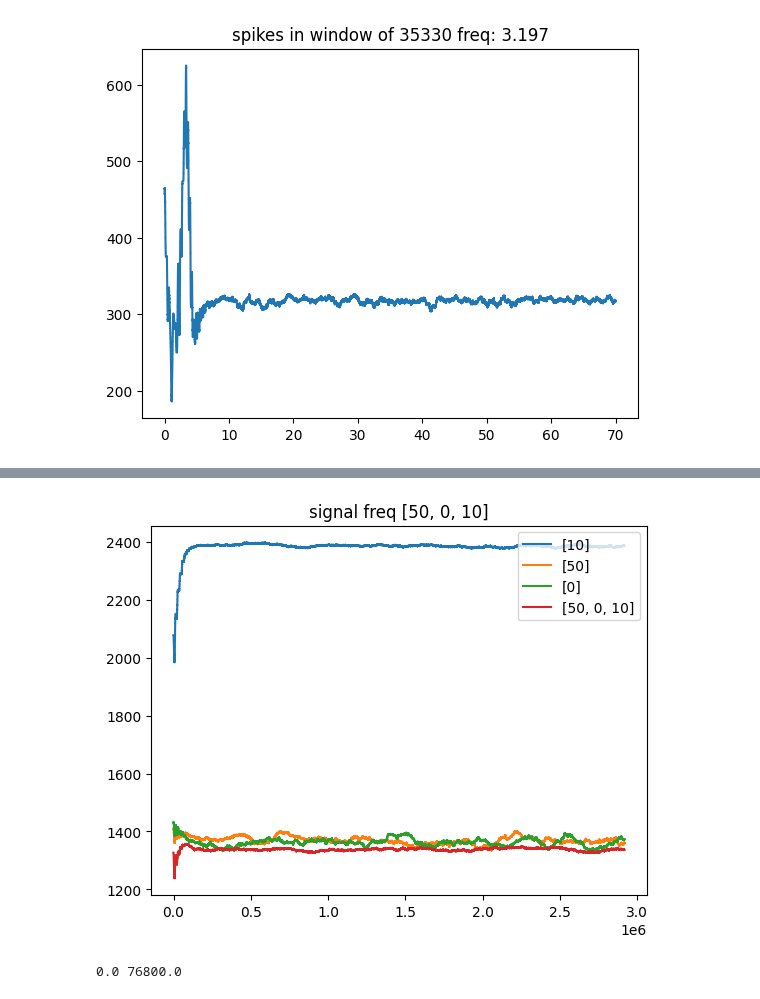
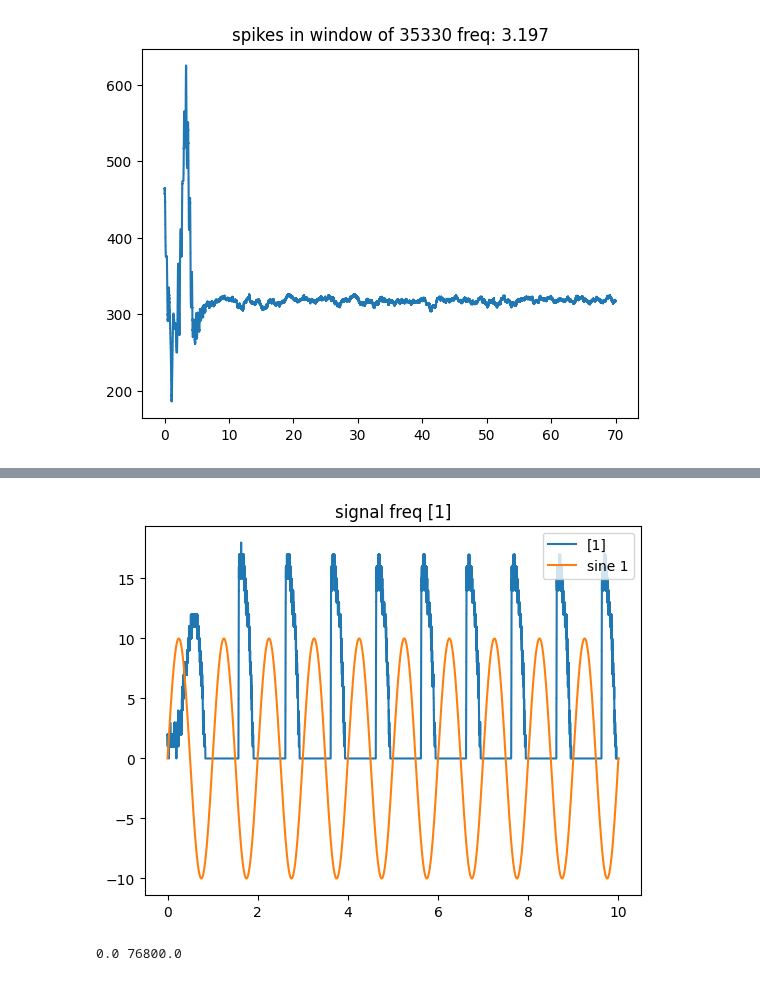
Before and after one commit to yakir4123/SNN-SCTN, a Jupyter notebook: scripts/resonator_test_sine.ipynb, the cells around one changed output, grey strips where cells are left out. Cells and saved outputs as stored; diff of their text form; code cells hidden in the pictures.

Commit message:
Notebook for research the resonators on mental attention data.

```diff
--- a/scripts/resonator_test_sine.ipynb
+++ b/scripts/resonator_test_sine.ipynb
@@ -61,7 +65,7 @@ custom_resonator_output_spikes(freq0='3.197', clk_freq=35330, step=1/35330)
 # %% [output]
 [figure]
 # %%
-def plot_resonator_on_freq(signal_freq, steps, clk_freq=3072000, resonator_freq='200', show=True, weights=None):
+def plot_resonator_on_freq(signal_freq, steps, clk_freq=3072000, resonator_freq='200', duration=2, show=True, weights=None):
     # my_resonator = create_excitatory_resonator(freq0=100, clk_freq=1536000)
     my_resonator = create_excitatory_inhibitory_resonator(freq0=resonator_freq, clk_freq=clk_freq)
     steps *= clk_freq
@@ -71,7 +75,7 @@ def plot_resonator_on_freq(signal_freq, steps, clk_freq=3072000, resonator_freq=
     spikes_neuron = my_resonator.neurons[-1]
     spikes_neuron.membrane_sample_max_window = np.zeros(1).astype('float32')
 
-    spectrum = 2 * float(resonator_freq)
+    spectrum = duration * float(resonator_freq)
     if type(signal_freq) is not list:
         signal_freq = [signal_freq]
 
@@ -84,19 +88,22 @@ def plot_resonator_on_freq(signal_freq, steps, clk_freq=3072000, resonator_freq=
         t = x * 2 * np.pi * f
         sine_wave += np.sin(t) * w
 
+    # sine_wave += 10
     sine_wave /= np.max(sine_wave)
+    sine_wave *=10
 
-    # xlen = len(x)
-    # x = x[int(xlen*0.45):int(xlen*0.55)]
 
+
+    my_resonator.input_full_data(np.zeros(steps * 5))
     my_resonator.input_full_data(sine_wave)
-
-    spikes_window_size = steps
-    y_spikes = spikes_neuron.out_spikes[:spikes_neuron.index]
+    spikes_window_size = steps // 100
+    y_spikes = spikes_neuron.out_spikes[steps * 5:spikes_neuron.index]
     y_spikes = np.convolve(y_spikes, np.ones(spikes_window_size, dtype=int), 'valid')
     plt.title(f'signal freq {signal_freq}')
-    plt.plot(np.arange(len(y_spikes)), y_spikes, label=signal_freq)
+    plt.plot(np.linspace(0, duration, len(y_spikes)), y_spikes, label=signal_freq)
+    plt.plot(np.linspace(0, duration, len(sine_wave)), sine_wave, label=f'sine {signal_freq[0]}')
+
     if show:
         plt.show()
 
-plot_resonator_on_freq(2, steps=1, clk_freq=35330, resonator_freq='3.197')
+# plot_resonator_on_freq(2, steps=1, clk_freq=35330, resonator_freq='3.197')
@@ -109,15 +114,16 @@ plot_resonator_on_freq(3.197, steps=1, clk_freq=35330, resonator_freq='3.197', w
 # %%
-clk_freq = 153600
-resonator_freq = '10.000'
+clk_freq = 15360
+resonator_freq = '1.000'
 # plot_resonator_on_freq(2.12, steps=1, clk_freq=35330, resonator_freq='3.197', show=False)
-plot_resonator_on_freq(10, steps=1, clk_freq=clk_freq, resonator_freq=resonator_freq, show=False)
-plot_resonator_on_freq(50, steps=1, clk_freq=clk_freq, resonator_freq=resonator_freq, show=False)
-plot_resonator_on_freq(0, steps=1, clk_freq=clk_freq, resonator_freq=resonator_freq, show=False)
-plot_resonator_on_freq([50, 0, 10], weights=[1, 1, 1], steps=1, clk_freq=clk_freq, resonator_freq=resonator_freq, show=False)
+plot_resonator_on_freq(1, steps=1, clk_freq=clk_freq, resonator_freq=resonator_freq, duration=10, show=False)
+# plot_resonator_on_freq(10, steps=1, clk_freq=clk_freq, resonator_freq=resonator_freq, duration=10, show=False)
+# plot_resonator_on_freq(5, steps=1, clk_freq=clk_freq, resonator_freq=resonator_freq, duration=10, show=False)
+# plot_resonator_on_freq(0, steps=1, clk_freq=clk_freq, resonator_freq=resonator_freq, duration=10, show=False)
+# plot_resonator_on_freq([1, 5, 10], weights=[4, 1, 1], steps=1, clk_freq=clk_freq, resonator_freq=resonator_freq, duration=10, show=False)
 plt.legend(loc="upper right")
 plt.show()
 # %% [output]
-[figure, old version]
+[figure, new version]
 # %%
 x = np.linspace(0, 20, int(20 * 153600))
 signal_freq = [10]
```
Also changed, not shown: parts of 4 cells of this notebook, 2 other files.
